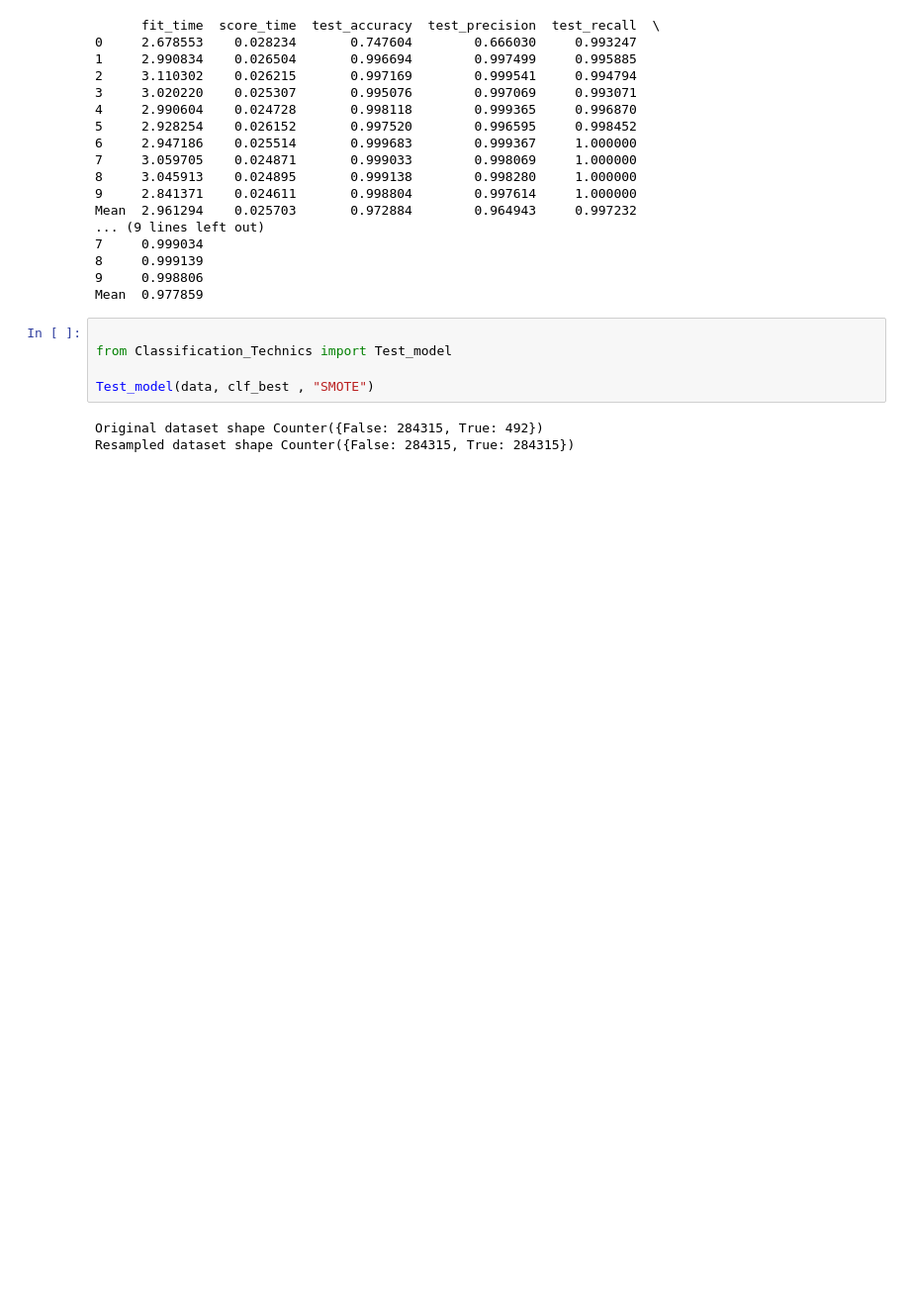
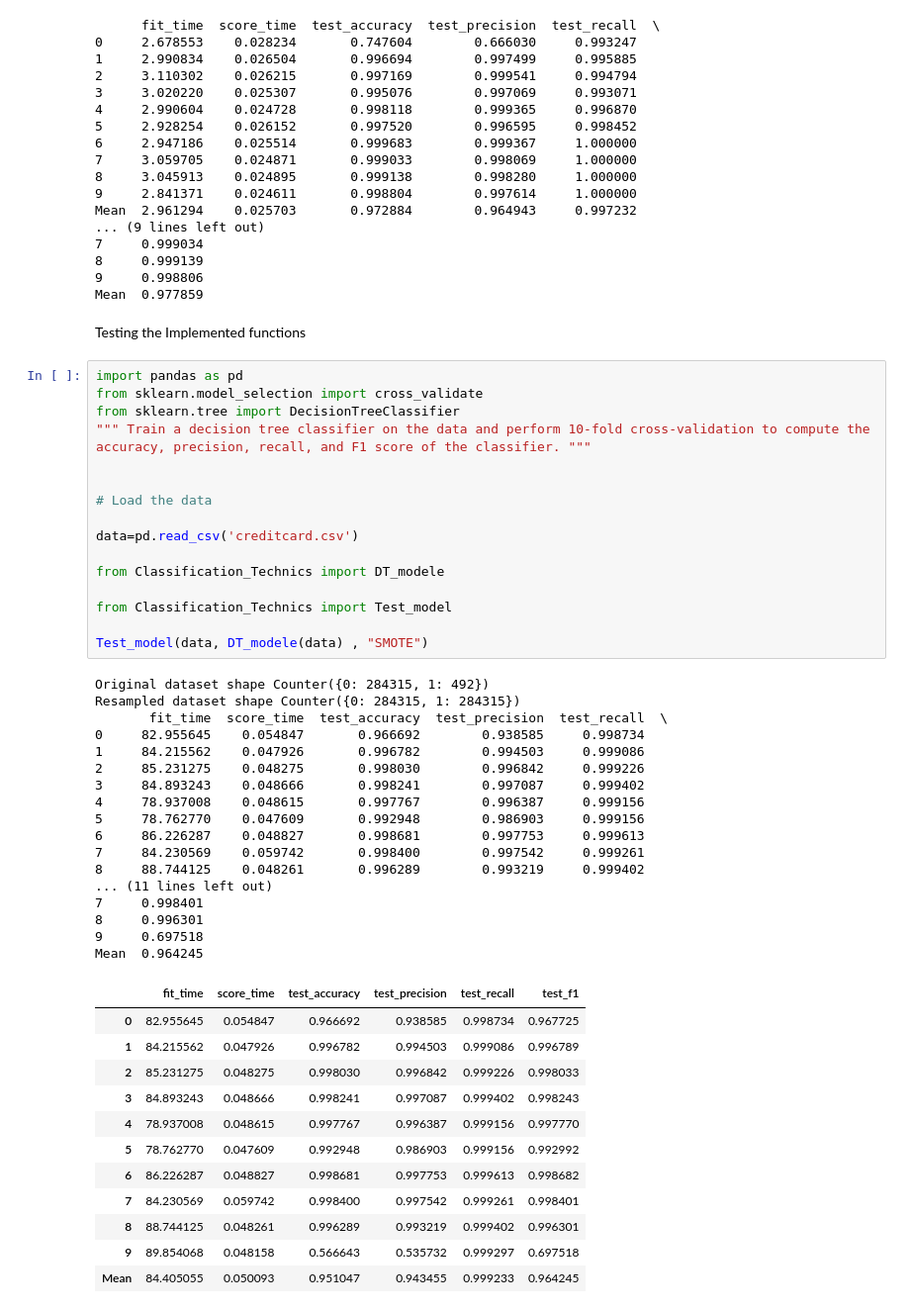
Before and after one commit to scohail/Fraude_Detection, a Jupyter notebook: DT.ipynb, the cells around one changed output. Shown at 99% size. Saved outputs shown, nothing was run; the diff lists cells and outputs as text; blank space fills up the shorter version.

```diff
--- a/DT.ipynb
+++ b/DT.ipynb
@@ -336,13 +336,53 @@ Mean  2.961294    0.025703       0.972884        0.964943     0.997232
 8     0.999139
 9     0.998806
 Mean  0.977859
-# %%
-
-from Classification_Technics import Test_model
-
-Test_model(data, clf_best , "SMOTE")
-# %% [output]
-Original dataset shape Counter({False: 284315, True: 492})
-Resampled dataset shape Counter({False: 284315, True: 284315})
+# %% [markdown]
+Testing the Implemented functions
+# %%
+import pandas as pd
+from sklearn.model_selection import cross_validate
+from sklearn.tree import DecisionTreeClassifier
+""" Train a decision tree classifier on the data and perform 10-fold cross-validation to compute the accuracy, precision, recall, and F1 score of the classifier. """
+
+
+# Load the data
+
+data=pd.read_csv('creditcard.csv')
+
+from Classification_Technics import DT_modele
+
+from Classification_Technics import Test_model
+
+Test_model(data, DT_modele(data) , "SMOTE")
+# %% [output]
+Original dataset shape Counter({0: 284315, 1: 492})
+Resampled dataset shape Counter({0: 284315, 1: 284315})
+       fit_time  score_time  test_accuracy  test_precision  test_recall  \
+0     82.955645    0.054847       0.966692        0.938585     0.998734
+1     84.215562    0.047926       0.996782        0.994503     0.999086
+2     85.231275    0.048275       0.998030        0.996842     0.999226
+3     84.893243    0.048666       0.998241        0.997087     0.999402
+4     78.937008    0.048615       0.997767        0.996387     0.999156
+5     78.762770    0.047609       0.992948        0.986903     0.999156
+6     86.226287    0.048827       0.998681        0.997753     0.999613
+7     84.230569    0.059742       0.998400        0.997542     0.999261
+8     88.744125    0.048261       0.996289        0.993219     0.999402
+... (11 lines left out)
+7     0.998401
+8     0.996301
+9     0.697518
+Mean  0.964245
+|  | fit_time | score_time | test_accuracy | test_precision | test_recall | test_f1 |
+| 0 | 82.955645 | 0.054847 | 0.966692 | 0.938585 | 0.998734 | 0.967725 |
+| 1 | 84.215562 | 0.047926 | 0.996782 | 0.994503 | 0.999086 | 0.996789 |
+| 2 | 85.231275 | 0.048275 | 0.998030 | 0.996842 | 0.999226 | 0.998033 |
+| 3 | 84.893243 | 0.048666 | 0.998241 | 0.997087 | 0.999402 | 0.998243 |
+| 4 | 78.937008 | 0.048615 | 0.997767 | 0.996387 | 0.999156 | 0.997770 |
+| 5 | 78.762770 | 0.047609 | 0.992948 | 0.986903 | 0.999156 | 0.992992 |
+| 6 | 86.226287 | 0.048827 | 0.998681 | 0.997753 | 0.999613 | 0.998682 |
+| 7 | 84.230569 | 0.059742 | 0.998400 | 0.997542 | 0.999261 | 0.998401 |
+| 8 | 88.744125 | 0.048261 | 0.996289 | 0.993219 | 0.999402 | 0.996301 |
+| 9 | 89.854068 | 0.048158 | 0.566643 | 0.535732 | 0.999297 | 0.697518 |
+| Mean | 84.405055 | 0.050093 | 0.951047 | 0.943455 | 0.999233 | 0.964245 |
 # %%
 from grid_search import grid_search
```
Also changed, not shown: parts of 4 cells of this notebook, 2 other files.
